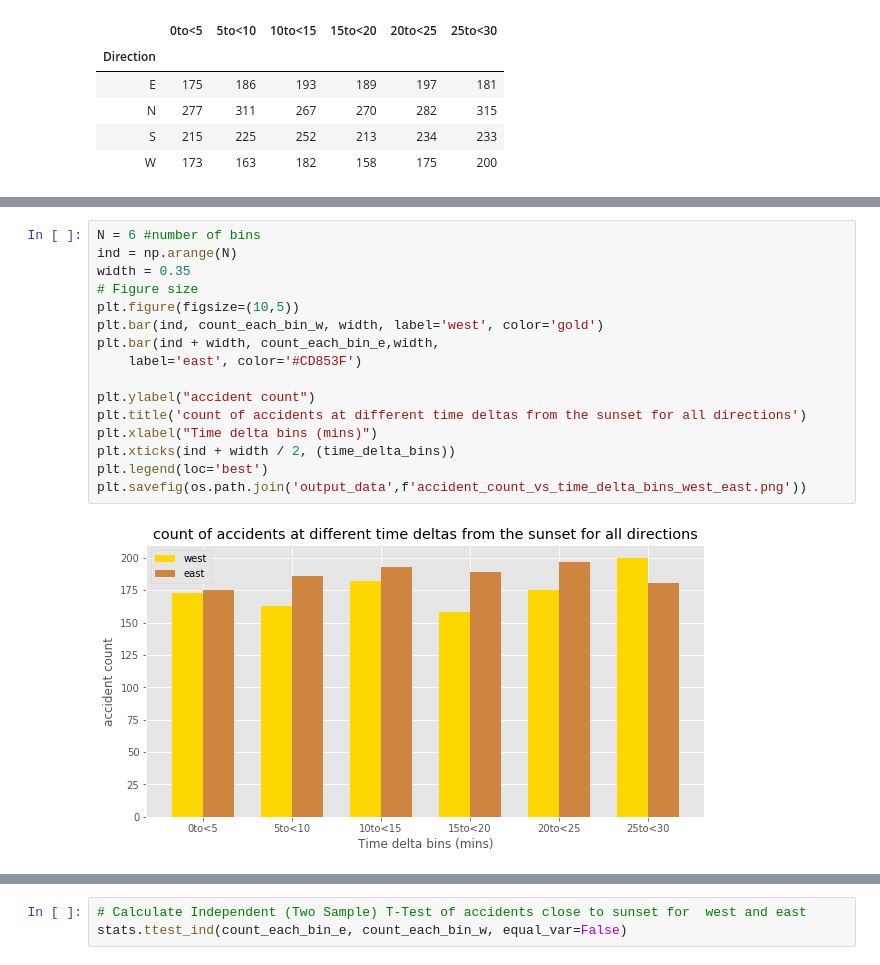
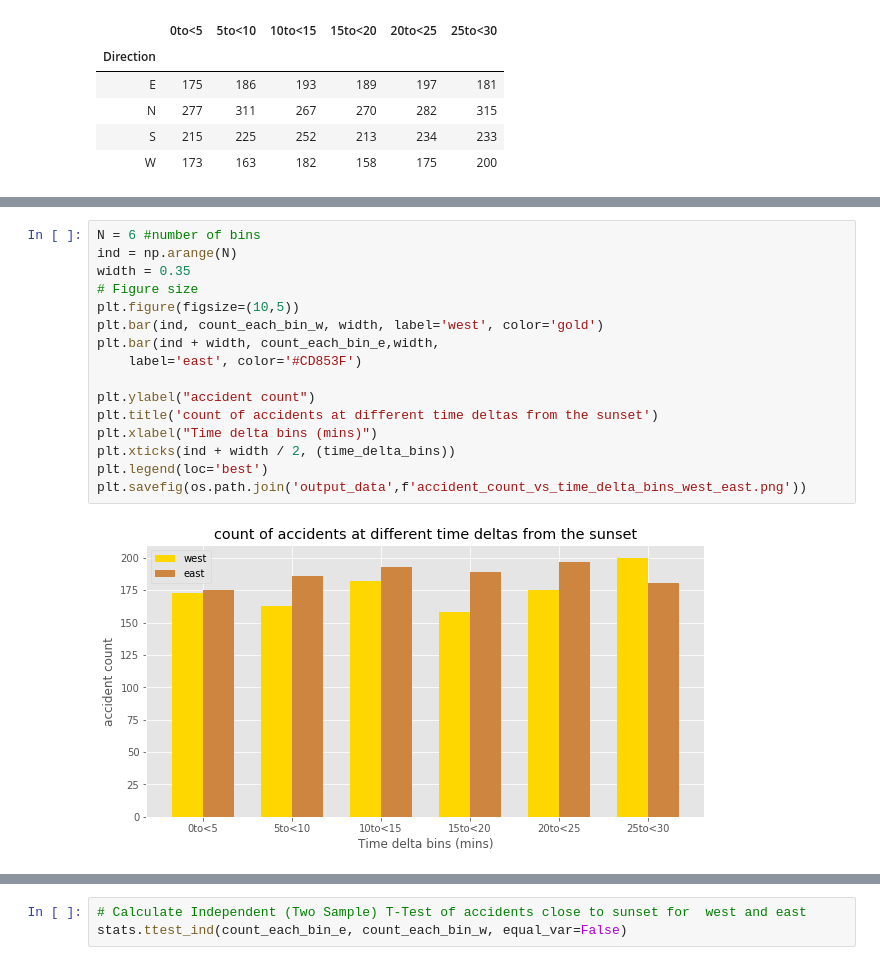
Before and after one commit to arundhatic/Project_1_sunsets, a Jupyter notebook: SunsetGlareAnalysis/Sunset_all_directions.ipynb, the cells around one changed output, grey strips where cells are left out. Drawn from its saved outputs; the diff is of its cells as text.

Commit message:
update plots

```diff
--- a/SunsetGlareAnalysis/Sunset_all_directions.ipynb
+++ b/SunsetGlareAnalysis/Sunset_all_directions.ipynb
@@ -488,21 +488,21 @@ plt.savefig(os.path.join('output_data',f'accident_count_vs_time_delta_bins_{dire
 # %%
 N = 6 #number of bins
 ind = np.arange(N)
 width = 0.35
 # Figure size
 plt.figure(figsize=(10,5))
 plt.bar(ind, count_each_bin_w, width, label='west', color='gold')
 plt.bar(ind + width, count_each_bin_e,width,
     label='east', color='#CD853F')
 
 plt.ylabel("accident count")
-plt.title('count of accidents at different time deltas from the sunset for all directions')
+plt.title('count of accidents at different time deltas from the sunset')
 plt.xlabel("Time delta bins (mins)")
 plt.xticks(ind + width / 2, (time_delta_bins))
 plt.legend(loc='best')
 plt.savefig(os.path.join('output_data',f'accident_count_vs_time_delta_bins_west_east.png'))
 # %% [output]
-[figure, old version]
+[figure, new version]
 # %%
 N = 6 #number of bins
 ind = np.arange(N)
```
Also changed, not shown: parts of 4 cells of this notebook, 4 other files.
